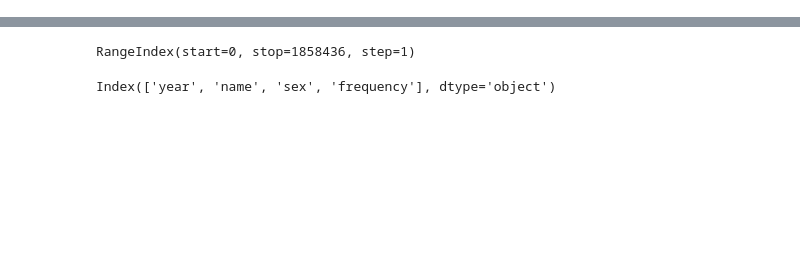
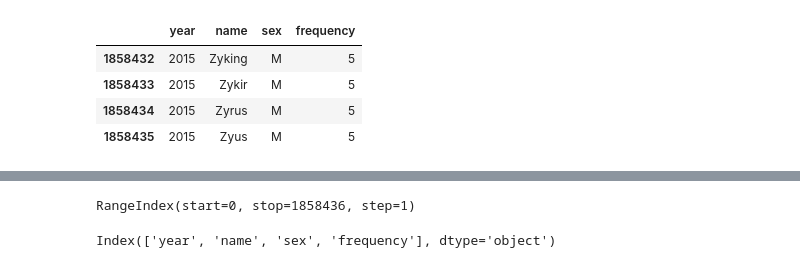
Before and after one commit to Living-with-machines/dhoxss-text2tech, a Jupyter notebook: Sessions/3.1 - Working with Tabular Data.ipynb, the cells around one changed output, grey strips where cells are left out. Cells and saved outputs as stored; diff of their text form; code cells hidden in the pictures; blank space fills up the shorter version.

```diff
--- a/Sessions/3.1 - Working with Tabular Data.ipynb
+++ b/Sessions/3.1 - Working with Tabular Data.ipynb
@@ -190,0 +286,8 @@ pandas.core.frame.DataFrame
+# %%
+df.tail(4)
+# %% [output]
+|  | year | name | sex | frequency |
+| 1858432 | 2015 | Zyking | M | 5 |
+| 1858433 | 2015 | Zykir | M | 5 |
+| 1858434 | 2015 | Zyrus | M | 5 |
+| 1858435 | 2015 | Zyus | M | 5 |
```
Also changed, not shown: parts of 136 cells of this notebook.
